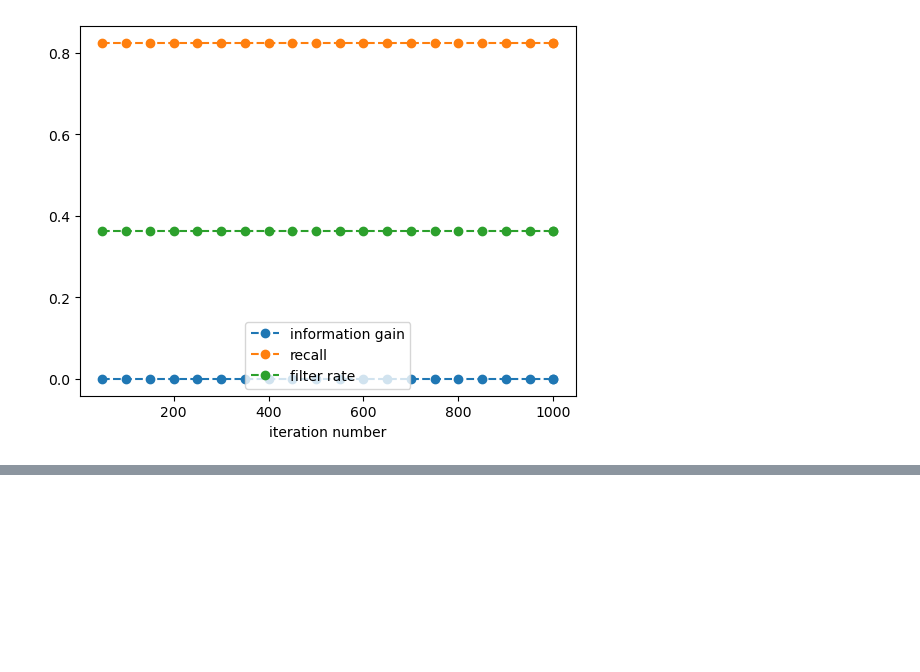
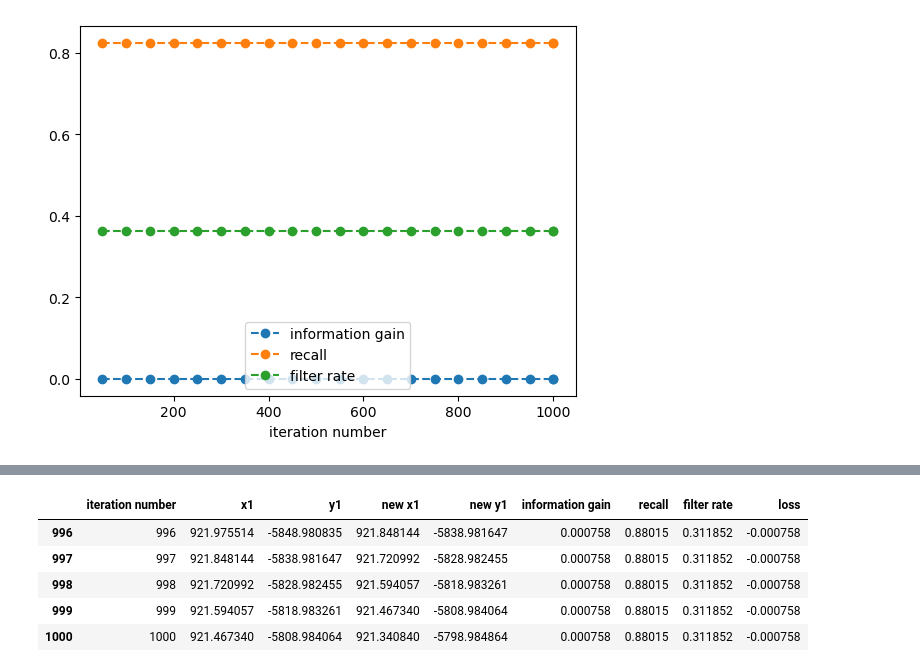
Before and after one commit to eason758/MetaEdge, a Jupyter notebook: 20221207_new_newton_method.ipynb, the cells around one changed output, grey strips where cells are left out. Saved outputs shown, nothing was run; the diff lists cells and outputs as text; code cells hidden in the pictures; blank space fills up the shorter version.

```diff
--- a/20221207_new_newton_method.ipynb
+++ b/20221207_new_newton_method.ipynb
@@ -580,0 +650,9 @@ plot_seperator(results)
+# %%
+results.tail()
+# %% [output]
+|  | iteration number | x1 | y1 | new x1 | new y1 | information gain | recall | filter rate | loss |
+| 996 | 996 | 921.975514 | -5848.980835 | 921.848144 | -5838.981647 | 0.000758 | 0.88015 | 0.311852 | -0.000758 |
+| 997 | 997 | 921.848144 | -5838.981647 | 921.720992 | -5828.982455 | 0.000758 | 0.88015 | 0.311852 | -0.000758 |
+| 998 | 998 | 921.720992 | -5828.982455 | 921.594057 | -5818.983261 | 0.000758 | 0.88015 | 0.311852 | -0.000758 |
+| 999 | 999 | 921.594057 | -5818.983261 | 921.467340 | -5808.984064 | 0.000758 | 0.88015 | 0.311852 | -0.000758 |
+| 1000 | 1000 | 921.467340 | -5808.984064 | 921.340840 | -5798.984864 | 0.000758 | 0.88015 | 0.311852 | -0.000758 |
```
Also changed, not shown: parts of 10 cells of this notebook, 2 other files.
